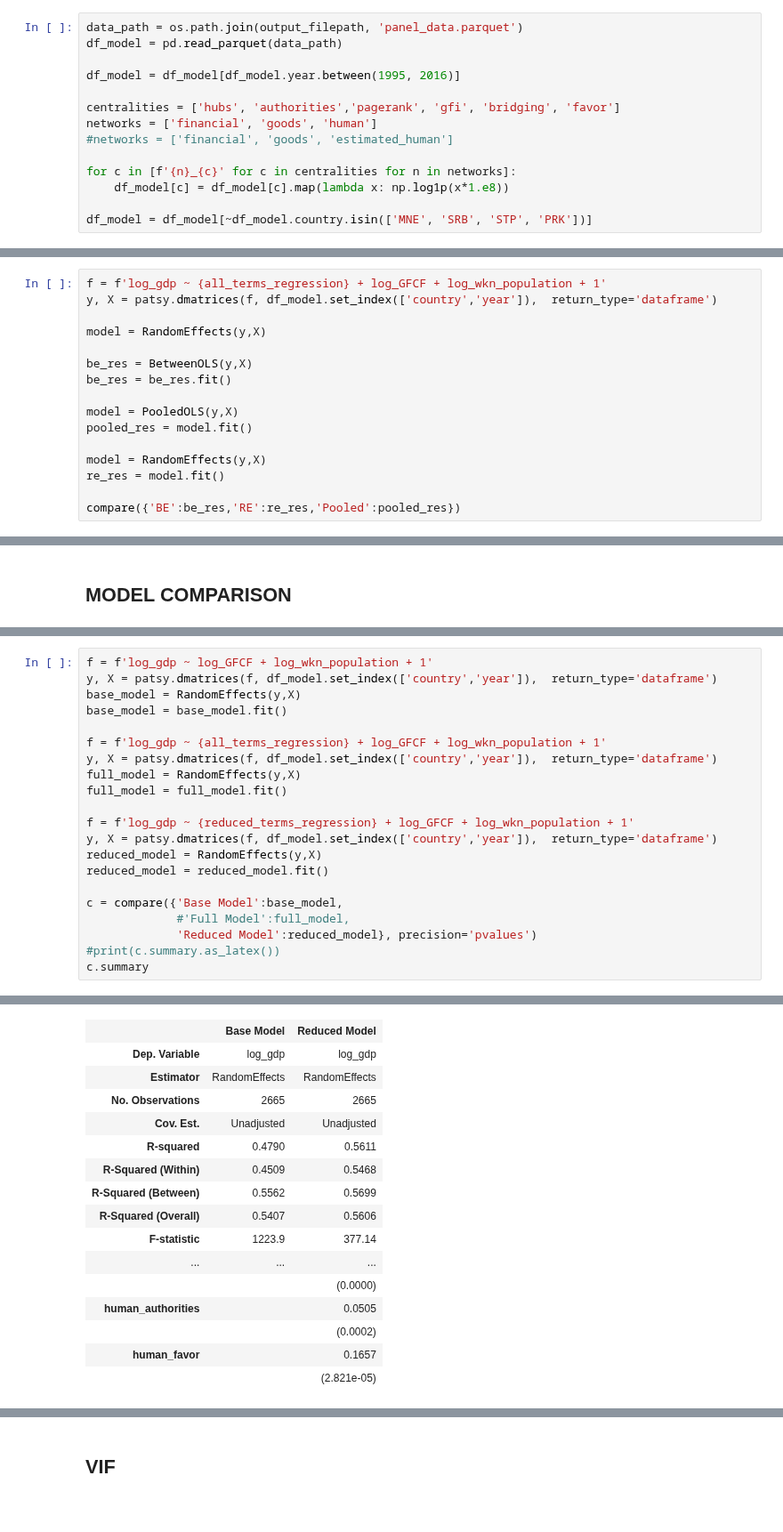
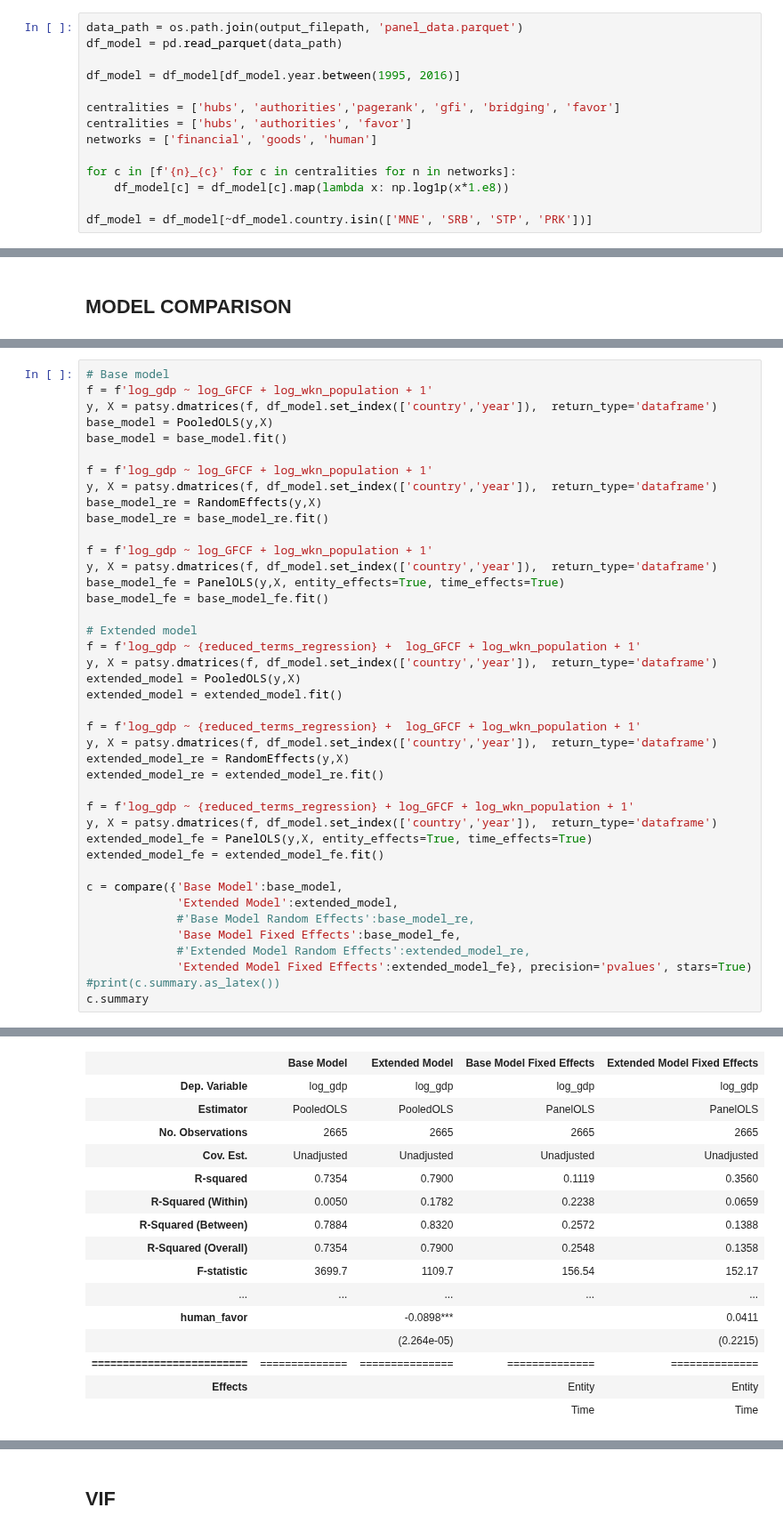
Before and after one commit to jaimeoliver1/social_capital_in_trade_networks, a Jupyter notebook: notebooks/01_01_linear_models_social_capital.ipynb, the cells around one changed output, grey strips where cells are left out. Shown at 89% size. Drawn from its saved outputs; the diff is of its cells as text.

```diff
--- a/notebooks/01_01_linear_models_social_capital.ipynb
+++ b/notebooks/01_01_linear_models_social_capital.ipynb
@@ -28,8 +32,8 @@ df_model = pd.read_parquet(data_path)
 df_model = df_model[df_model.year.between(1995, 2016)]
 
 centralities = ['hubs', 'authorities','pagerank', 'gfi', 'bridging', 'favor']
+centralities = ['hubs', 'authorities', 'favor']
 networks = ['financial', 'goods', 'human']
-#networks = ['financial', 'goods', 'estimated_human']
 
 for c in [f'{n}_{c}' for c in centralities for n in networks]:
     df_model[c] = df_model[c].map(lambda x: np.log1p(x*1.e8))
@@ -196,16 +171,0 @@ dtype: float64
-# %%
-f = f'log_gdp ~ {all_terms_regression} + log_GFCF + log_wkn_population + 1'
-y, X = patsy.dmatrices(f, df_model.set_index(['country','year']),  return_type='dataframe')
-
-model = RandomEffects(y,X)
-
-be_res = BetweenOLS(y,X)
-be_res = be_res.fit()
-
-model = PooledOLS(y,X)
-pooled_res = model.fit()
-
-model = RandomEffects(y,X)
-re_res = model.fit()
-
-compare({'BE':be_res,'RE':re_res,'Pooled':pooled_res})
@@ -287,40 +223,60 @@ reduced_terms_regression = ' + '.join(reduced_terms_list)
 # %%
+# Base model
 f = f'log_gdp ~ log_GFCF + log_wkn_population + 1'
 y, X = patsy.dmatrices(f, df_model.set_index(['country','year']),  return_type='dataframe')
-base_model = RandomEffects(y,X)
+base_model = PooledOLS(y,X)
 base_model = base_model.fit()
 
-f = f'log_gdp ~ {all_terms_regression} + log_GFCF + log_wkn_population + 1'
+f = f'log_gdp ~ log_GFCF + log_wkn_population + 1'
 y, X = patsy.dmatrices(f, df_model.set_index(['country','year']),  return_type='dataframe')
-full_model = RandomEffects(y,X)
-full_model = full_model.fit()
+base_model_re = RandomEffects(y,X)
+base_model_re = base_model_re.fit()
+
+f = f'log_gdp ~ log_GFCF + log_wkn_population + 1'
+y, X = patsy.dmatrices(f, df_model.set_index(['country','year']),  return_type='dataframe')
+base_model_fe = PanelOLS(y,X, entity_effects=True, time_effects=True)
+base_model_fe = base_model_fe.fit()
+
+# Extended model
+f = f'log_gdp ~ {reduced_terms_regression} +  log_GFCF + log_wkn_population + 1'
+y, X = patsy.dmatrices(f, df_model.set_index(['country','year']),  return_type='dataframe')
+extended_model = PooledOLS(y,X)
+extended_model = extended_model.fit()
+
+f = f'log_gdp ~ {reduced_terms_regression} +  log_GFCF + log_wkn_population + 1'
+y, X = patsy.dmatrices(f, df_model.set_index(['country','year']),  return_type='dataframe')
+extended_model_re = RandomEffects(y,X)
+extended_model_re = extended_model_re.fit()
 
 f = f'log_gdp ~ {reduced_terms_regression} + log_GFCF + log_wkn_population + 1'
 y, X = patsy.dmatrices(f, df_model.set_index(['country','year']),  return_type='dataframe')
-reduced_model = RandomEffects(y,X)
-reduced_model = reduced_model.fit()
+extended_model_fe = PanelOLS(y,X, entity_effects=True, time_effects=True)
+extended_model_fe = extended_model_fe.fit()
 
 c = compare({'Base Model':base_model,
-             #'Full Model':full_model,
-             'Reduced Model':reduced_model}, precision='pvalues')
+             'Extended Model':extended_model,
+             #'Base Model Random Effects':base_model_re,
+             'Base Model Fixed Effects':base_model_fe,
+             #'Extended Model Random Effects':extended_model_re,
+             'Extended Model Fixed Effects':extended_model_fe}, precision='pvalues', stars=True)
 #print(c.summary.as_latex())
 c.summary
 # %% [output]
 Model Comparison
-|  | Base Model | Reduced Model |
-| Dep. Variable | log_gdp | log_gdp |
-| Estimator | RandomEffects | RandomEffects |
-| No. Observations | 2665 | 2665 |
-| Cov. Est. | Unadjusted | Unadjusted |
-| R-squared | 0.4790 | 0.5611 |
-| R-Squared (Within) | 0.4509 | 0.5468 |
-| R-Squared (Between) | 0.5562 | 0.5699 |
-| R-Squared (Overall) | 0.5407 | 0.5606 |
-| F-statistic | 1223.9 | 377.14 |
-| ... | ... | ... |
-|  |  | (0.0000) |
-| human_authorities |  | 0.0505 |
-|  |  | (0.0002) |
-| human_favor |  | 0.1657 |
-|  |  | (2.821e-05) |
+|  | Base Model | Extended Model | Base Model Fixed Effects | Extended Model Fixed Effects |
+| Dep. Variable | log_gdp | log_gdp | log_gdp | log_gdp |
+| Estimator | PooledOLS | PooledOLS | PanelOLS | PanelOLS |
+| No. Observations | 2665 | 2665 | 2665 | 2665 |
+| Cov. Est. | Unadjusted | Unadjusted | Unadjusted | Unadjusted |
+| R-squared | 0.7354 | 0.7900 | 0.1119 | 0.3560 |
+| R-Squared (Within) | 0.0050 | 0.1782 | 0.2238 | 0.0659 |
+| R-Squared (Between) | 0.7884 | 0.8320 | 0.2572 | 0.1388 |
+| R-Squared (Overall) | 0.7354 | 0.7900 | 0.2548 | 0.1358 |
+| F-statistic | 3699.7 | 1109.7 | 156.54 | 152.17 |
+| ... | ... | ... | ... | ... |
+| human_favor |  | -0.0898*** |  | 0.0411 |
+|  |  | (2.264e-05) |  | (0.2215) |
+| ========================= | ============== | =============== | ============== | ============== |
+| Effects |  |  | Entity | Entity |
+|  |  |  | Time | Time |
 P-values reported in parentheses
```
Also changed, not shown: parts of 26 cells of this notebook, 7 other files.
